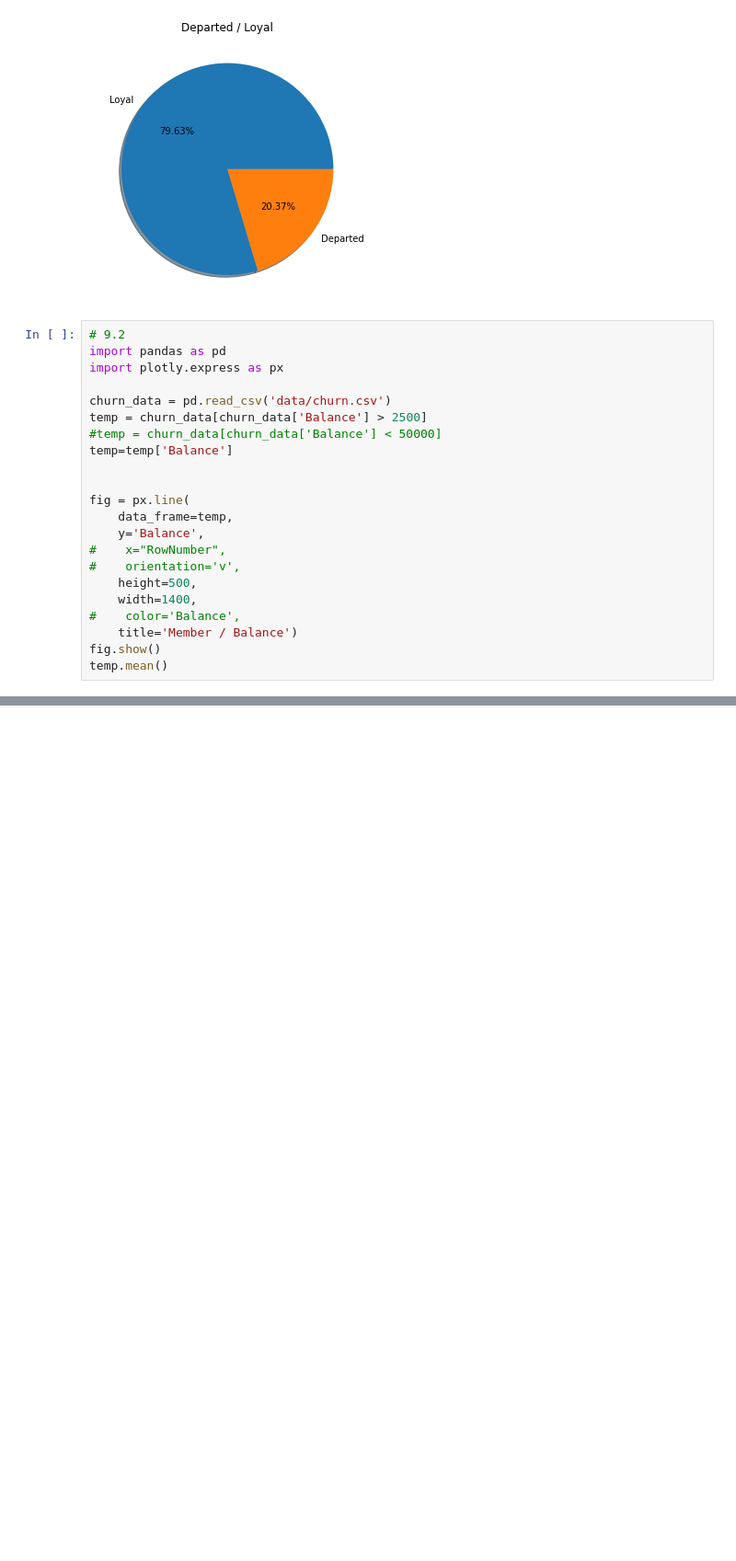
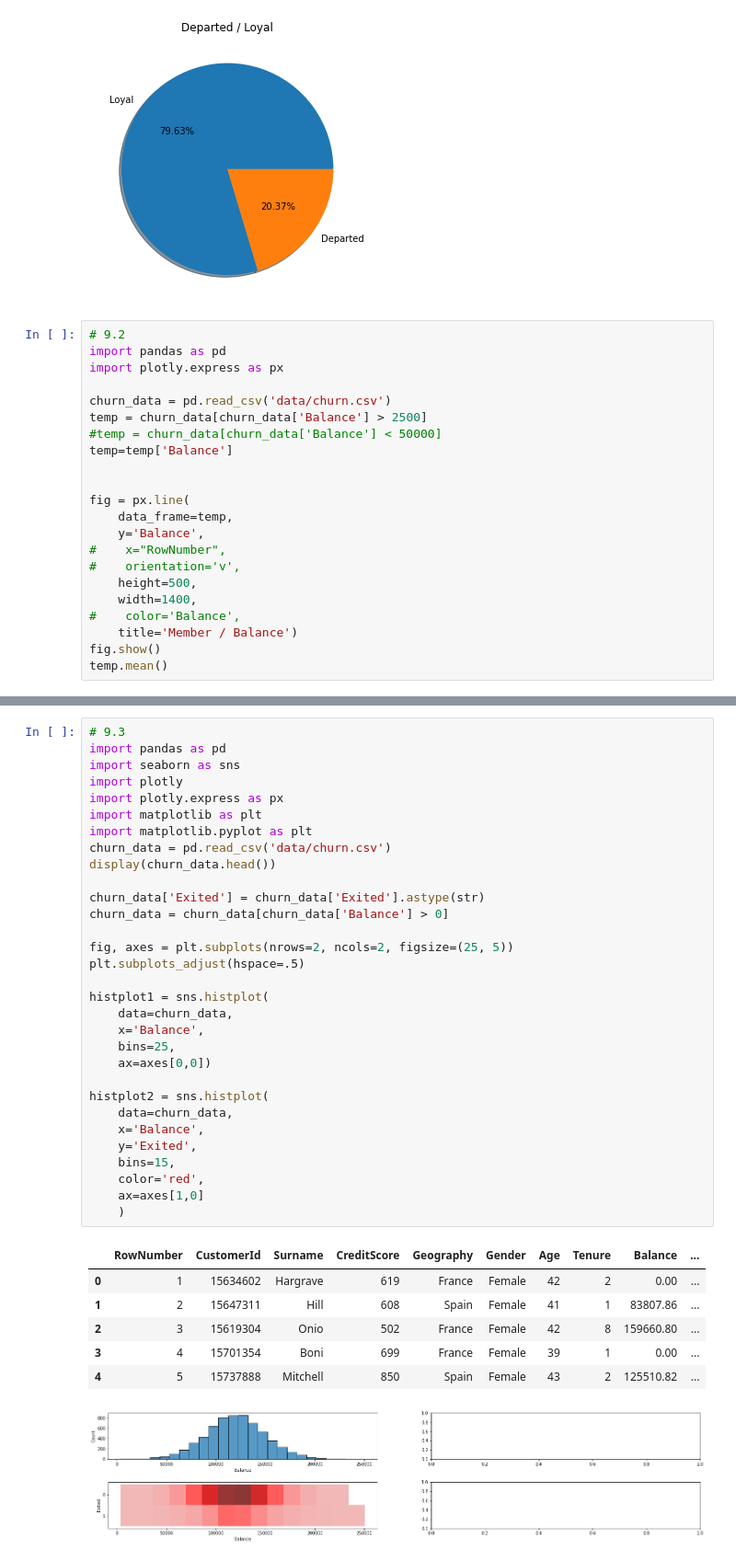
Before and after one commit to Vanga978/Arahna, a Jupyter notebook: Study/Python-13/Temp_13_09.ipynb, the cells around one changed output, grey strips where cells are left out. Shown at 92% size. Drawn from its saved outputs; the diff is of its cells as text; blank space fills up the shorter version.

```diff
--- a/Study/Python-13/Temp_13_09.ipynb
+++ b/Study/Python-13/Temp_13_09.ipynb
@@ -136,0 +105,39 @@ Name: Gender, dtype: int64
+# %%
+# 9.3
+import pandas as pd
+import seaborn as sns
+import plotly
+import plotly.express as px
+import matplotlib as plt
+import matplotlib.pyplot as plt
+churn_data = pd.read_csv('data/churn.csv')
+display(churn_data.head())
+
+churn_data['Exited'] = churn_data['Exited'].astype(str)
+churn_data = churn_data[churn_data['Balance'] > 0]
+
+fig, axes = plt.subplots(nrows=2, ncols=2, figsize=(25, 5))
+plt.subplots_adjust(hspace=.5)
+
+histplot1 = sns.histplot(
+    data=churn_data,
+    x='Balance',
+    bins=25,
+    ax=axes[0,0])
+
+histplot2 = sns.histplot(
+    data=churn_data,
+    x='Balance',
+    y='Exited',
+    bins=15,
+    color='red',
+    ax=axes[1,0]
+    )
+# %% [output]
+|  | RowNumber | CustomerId | Surname | CreditScore | Geography | Gender | Age | Tenure | Balance | ... |
+| 0 | 1 | 15634602 | Hargrave | 619 | France | Female | 42 | 2 | 0.00 | ... |
+| 1 | 2 | 15647311 | Hill | 608 | Spain | Female | 41 | 1 | 83807.86 | ... |
+| 2 | 3 | 15619304 | Onio | 502 | France | Female | 42 | 8 | 159660.80 | ... |
+| 3 | 4 | 15701354 | Boni | 699 | France | Female | 39 | 1 | 0.00 | ... |
+| 4 | 5 | 15737888 | Mitchell | 850 | Spain | Female | 43 | 2 | 125510.82 | ... |
+[figure, added]
```
Also changed, not shown: parts of 3 cells of this notebook.
